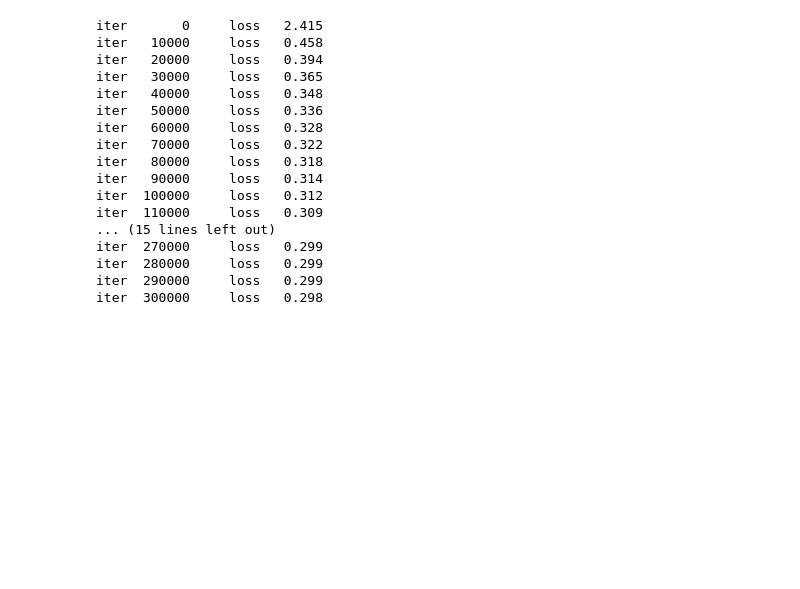
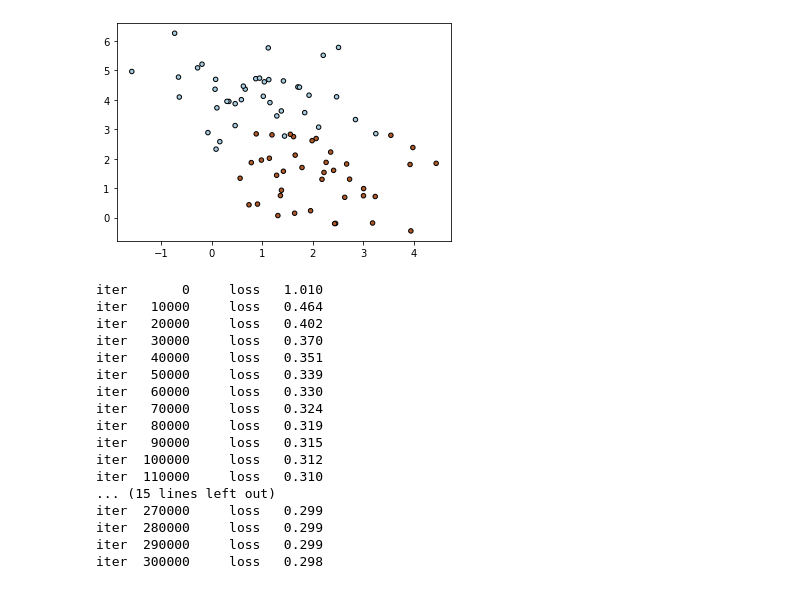
Before and after one commit to waitingcheung/PyML, a Jupyter notebook: examples/logistic_regression.ipynb, the cells around one changed output. Drawn from its saved outputs; the diff is of its cells as text; code cells hidden in the pictures; blank space fills up the shorter version.

```diff
--- a/examples/logistic_regression.ipynb
+++ b/examples/logistic_regression.ipynb
@@ -14,20 +15,25 @@ x_train, x_test, y_train, y_test = train_test_split(x, y, test_size=0.2, random_
+# %%
+plt.scatter(X[:, 0], X[:, 1], c=y, cmap=plt.cm.Paired, edgecolor='black', s=20)
+plt.show()
+# %% [output]
+[figure, added]
 # %%
 # create a logistic regression model
 model = LogisticRegression(verbose=True)
-model.fit(x_train, y_train)
+model.fit(X_train, y_train)
 # %% [output]
-iter       0     loss   2.415
-iter   10000     loss   0.458
-iter   20000     loss   0.394
-iter   30000     loss   0.365
-iter   40000     loss   0.348
-iter   50000     loss   0.336
-iter   60000     loss   0.328
-iter   70000     loss   0.322
-iter   80000     loss   0.318
-iter   90000     loss   0.314
+iter       0     loss   1.010
+iter   10000     loss   0.464
+iter   20000     loss   0.402
+iter   30000     loss   0.370
+iter   40000     loss   0.351
+iter   50000     loss   0.339
+iter   60000     loss   0.330
+iter   70000     loss   0.324
+iter   80000     loss   0.319
+iter   90000     loss   0.315
 iter  100000     loss   0.312
-iter  110000     loss   0.309
+iter  110000     loss   0.310
 ... (15 lines left out)
 iter  270000     loss   0.299
 iter  280000     loss   0.299
```
Also changed, not shown: parts of 6 cells of this notebook, 1 other file.
